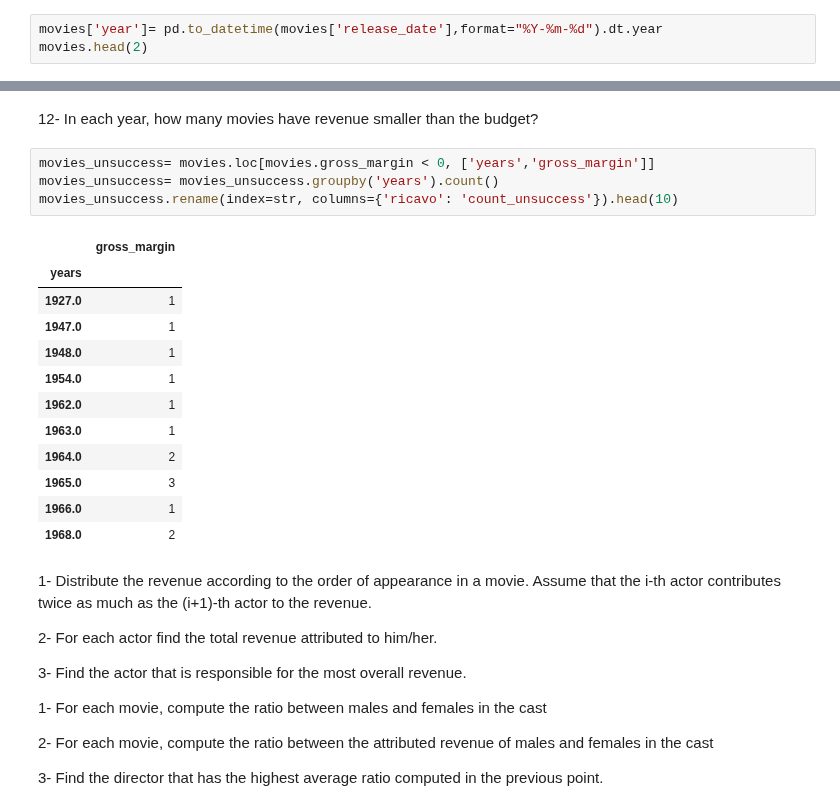
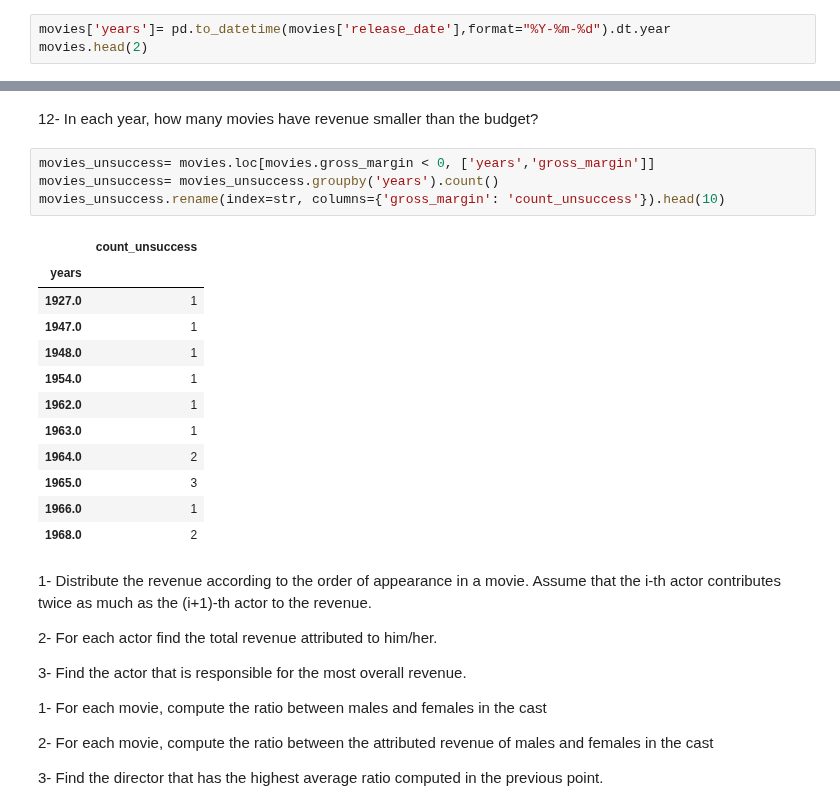
Before and after one commit to silviasantamaria/computerscience, a Jupyter notebook: Project+.ipynb, the cells around one changed output, grey strips where cells are left out. Cells and saved outputs as stored; diff of their text form.

```diff
--- a/Project+.ipynb
+++ b/Project+.ipynb
@@ -48,7 +48,7 @@ len(nohomepage.index)
 # %% [markdown]
 3- For each year, how many movies do not have a homepage?
 # %%
-movies['year']= pd.to_datetime(movies['release_date'],format="%Y-%m-%d").dt.year
+movies['years']= pd.to_datetime(movies['release_date'],format="%Y-%m-%d").dt.year
 movies.head(2)
 # %% [output]
 |  | budget | genres | homepage | id | keywords | original_language | original_title | overview | ... |
@@ -516,9 +502,9 @@ See the caveats in the documentation: http://pandas.pydata.org/pandas-docs/stabl
 # %%
 movies_unsuccess= movies.loc[movies.gross_margin < 0, ['years','gross_margin']]
 movies_unsuccess= movies_unsuccess.groupby('years').count()
-movies_unsuccess.rename(index=str, columns={'ricavo': 'count_unsuccess'}).head(10)
+movies_unsuccess.rename(index=str, columns={'gross_margin': 'count_unsuccess'}).head(10)
 # %% [output]
-|  | gross_margin |
+|  | count_unsuccess |
 | years |  |
 | 1927.0 | 1 |
 | 1947.0 | 1 |
```
Also changed, not shown: parts of 6 cells of this notebook, 1 other file.
